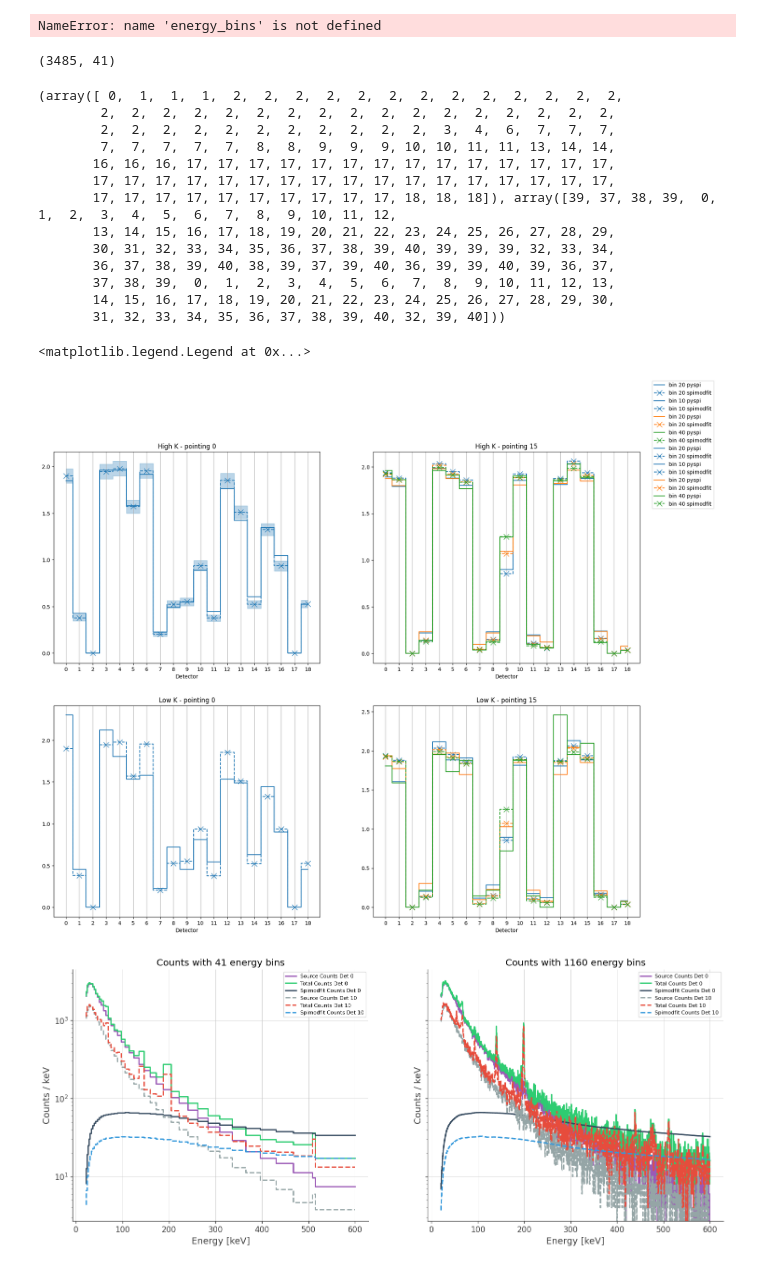
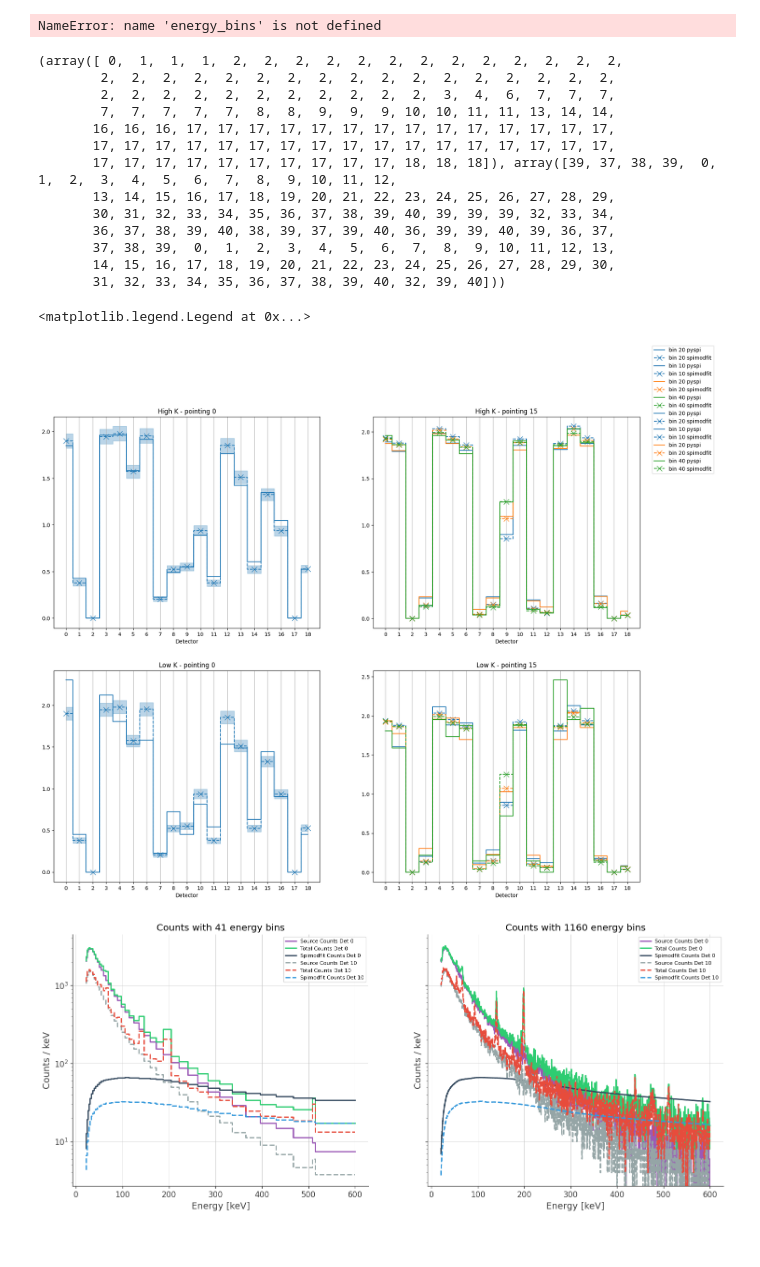
Before and after one commit to timmguthle/INTEGRAL-SPI, a Jupyter notebook: main_files/sim_source_real_bkg/compare_expected_counts.ipynb, the cells around one changed output. Saved outputs shown, nothing was run; the diff lists cells and outputs as text; code cells hidden in the pictures.

```diff
--- a/main_files/sim_source_real_bkg/compare_expected_counts.ipynb
+++ b/main_files/sim_source_real_bkg/compare_expected_counts.ipynb
@@ -218,9 +219,12 @@ NameError: name 'energy_bins' is not defined
 # %%
 pyspi_counts_41 = np.array(res_41[0], dtype=np.float64)
 pyspi_counts_41_low_K = np.array(res_41_low_K[0], dtype=np.float64)
-pyspi_counts_41.shape
+
+# np.save("pyspi_counts_41.npy", pyspi_counts_41)
+# np.save("pyspi_counts_41_low_K.npy", pyspi_counts_41_low_K)
-# %% [output]
-(3485, 41)
+# %%
+pyspi_counts_41 = np.load("pyspi_counts_41.npy")
+pyspi_counts_41_low_K = np.load("pyspi_counts_41_low_K.npy")
 # %%
 matplotlib.rcParams.update(matplotlib.rcParamsDefault)
 
@@ -286,6 +290,7 @@ for bin, color in zip((20,), c):
 
     # show spimodfit errors
     ax.fill_between(dets, smf_detector_counts[:,bin] - e1[:,bin], smf_detector_counts[:,bin] + e1[:,bin], color=color, alpha=0.3, step="mid")
+    ax12.fill_between(dets, smf_detector_counts_low_K[:,bin] - e1_low_K[:,bin], smf_detector_counts_low_K[:,bin] + e1_low_K[:,bin], color=color, alpha=0.3, step="mid")
 
 
     ax12.step(dets, pyspi_detector_counts_low_K[:,bin], c=color, label=f"bin {bin} pyspi", linestyle="-", where="mid")
@@ -294,34 +299,34 @@ for bin, color in zip((20,), c):
 
 for bin, color in zip((10,20,40), c):
     ax2.step(dets, pyspi_detector_counts_2[:,bin], c=color, label=f"bin {bin} pyspi", linestyle="-", where="mid")
     ax2.step(dets, smf_detector_counts_2[:,bin], label=f"bin {bin} spimodfit", c=color, linestyle="--", marker="x", where="mid", markersize=10)
     ax22.step(dets, pyspi_detector_counts_2_low_K[:,bin], c=color, label=f"bin {bin} pyspi", linestyle="-", where="mid")
     ax22.step(dets, smf_detector_counts_2_low_K[:,bin], label=f"bin {bin} spimodfit", c=color, linestyle="--", marker="x", where="mid", markersize=10)
 
 
 # ax.plot(dets, pyspi_detector_counts[:,0], label="bin 0", c=c[0], linestyle="--")
 # ax.plot(dets, pyspi_detector_counts[:,5], label="bin 5", c=c[1], linestyle="--")
 # ax.plot(dets, pyspi_detector_counts[:,20], label="bin 20", c=c[2], linestyle="--")
 # ax.plot(dets, pyspi_detector_counts[:,35], label="bin 35", c=c[3], linestyle="--")
 
 
 fig.legend()
 # %% [output]
 (array([ 0,  1,  1,  1,  2,  2,  2,  2,  2,  2,  2,  2,  2,  2,  2,  2,  2,
         2,  2,  2,  2,  2,  2,  2,  2,  2,  2,  2,  2,  2,  2,  2,  2,  2,
         2,  2,  2,  2,  2,  2,  2,  2,  2,  2,  2,  3,  4,  6,  7,  7,  7,
         7,  7,  7,  7,  7,  8,  8,  9,  9,  9, 10, 10, 11, 11, 13, 14, 14,
        16, 16, 16, 17, 17, 17, 17, 17, 17, 17, 17, 17, 17, 17, 17, 17, 17,
        17, 17, 17, 17, 17, 17, 17, 17, 17, 17, 17, 17, 17, 17, 17, 17, 17,
        17, 17, 17, 17, 17, 17, 17, 17, 17, 17, 18, 18, 18]), array([39, 37, 38, 39,  0,  1,  2,  3,  4,  5,  6,  7,  8,  9, 10, 11, 12,
        13, 14, 15, 16, 17, 18, 19, 20, 21, 22, 23, 24, 25, 26, 27, 28, 29,
        30, 31, 32, 33, 34, 35, 36, 37, 38, 39, 40, 39, 39, 39, 32, 33, 34,
        36, 37, 38, 39, 40, 38, 39, 37, 39, 40, 36, 39, 39, 40, 39, 36, 37,
        37, 38, 39,  0,  1,  2,  3,  4,  5,  6,  7,  8,  9, 10, 11, 12, 13,
        14, 15, 16, 17, 18, 19, 20, 21, 22, 23, 24, 25, 26, 27, 28, 29, 30,
        31, 32, 33, 34, 35, 36, 37, 38, 39, 40, 32, 39, 40]))
 <matplotlib.legend.Legend at 0x...>
-[figure, old version]
+[figure, new version]
 # %%
 fig, ax = plt.subplots(1, 2, figsize=(18, 7), sharey=True)
 
```
Also changed, not shown: parts of 1 cell of this notebook, 15 other files.
